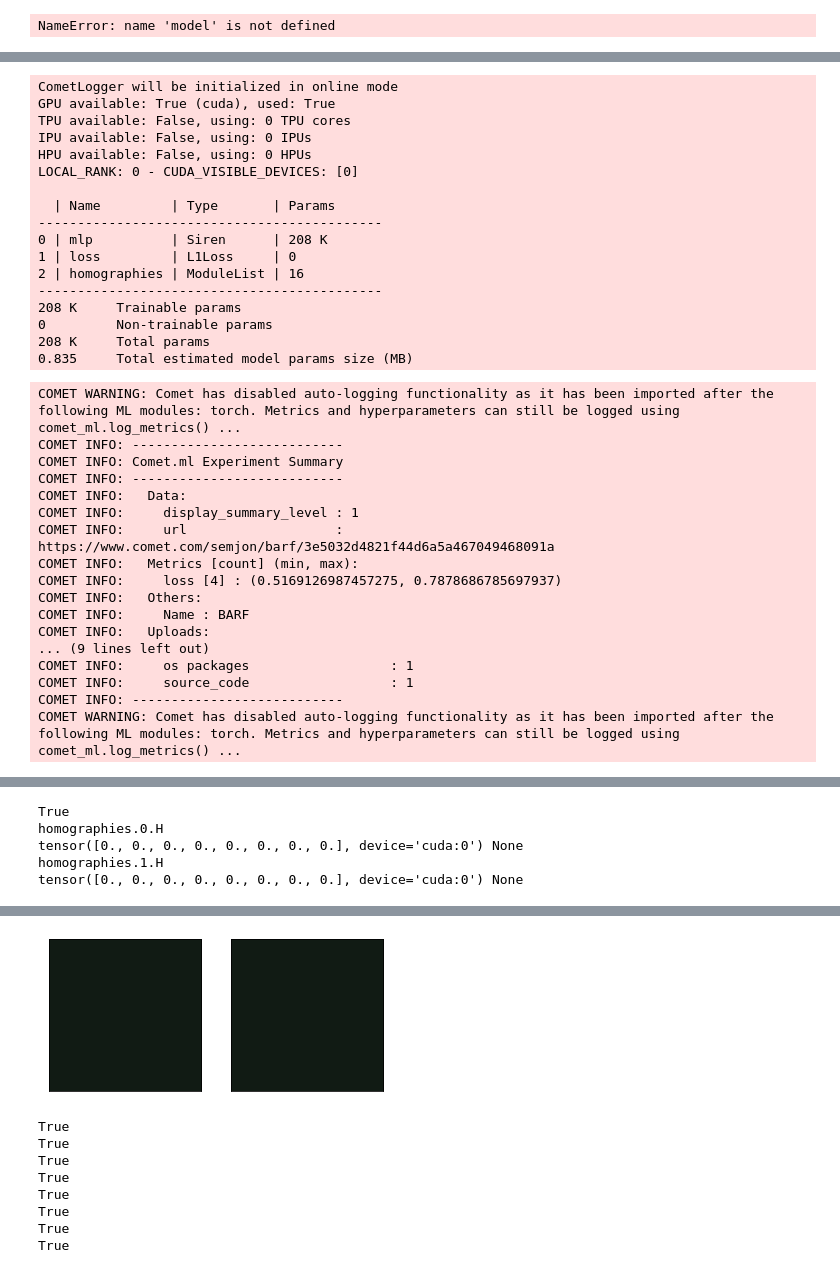
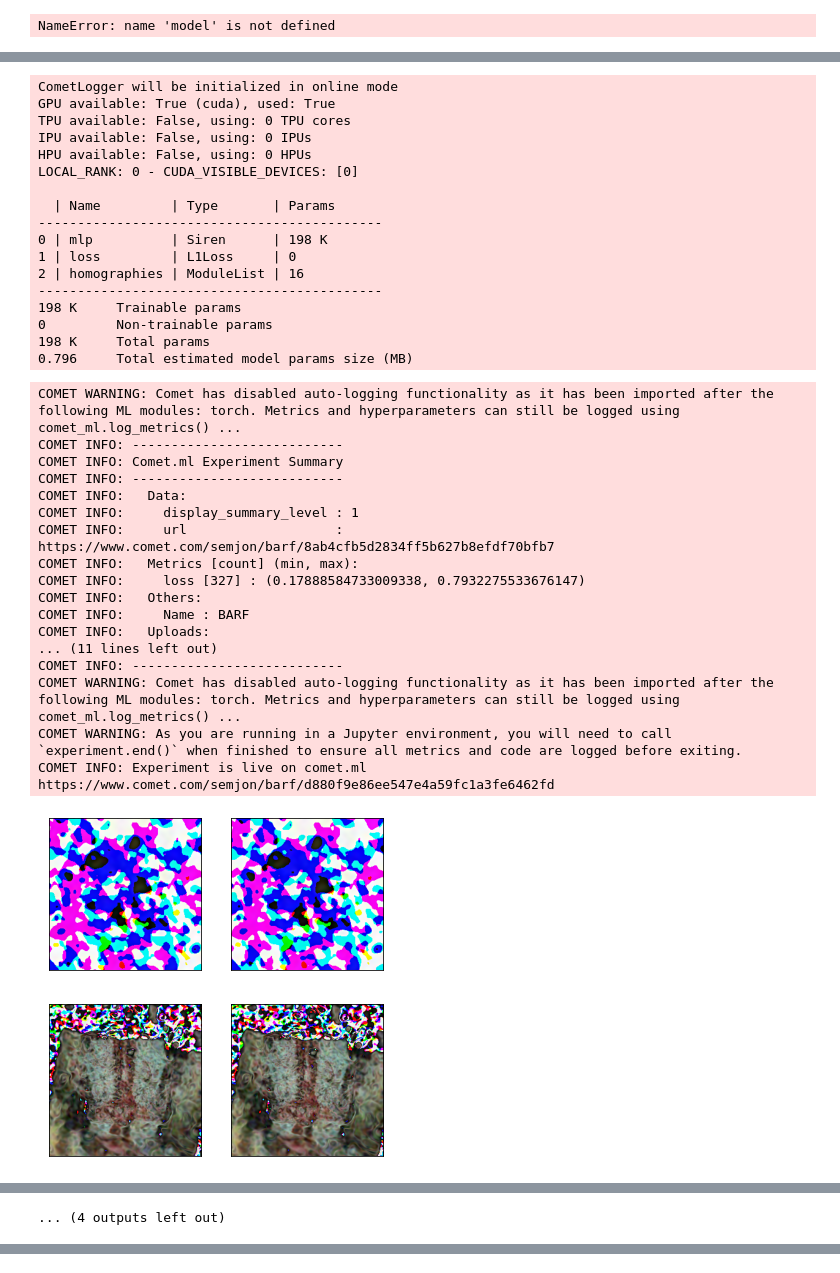
Before and after one commit to SimonMatern/barf, a Jupyter notebook: barf.ipynb, the cells around one changed output, grey strips where cells are left out. Drawn from its saved outputs; the diff is of its cells as text; code cells hidden in the pictures.

Commit message:
H gets gradient updates

```diff
--- a/barf.ipynb
+++ b/barf.ipynb
@@ -154,7 +154,7 @@ class Siren(nn.Module):
         self.net = nn.Sequential(*self.net)
 
     def forward(self, coords):
-        coords = coords.clone().detach().requires_grad_(True) # allows to take derivative w.r.t. input
+        #coords = coords.clone().detach().requires_grad_(True) # allows to take derivative w.r.t. input
         output = self.net(coords)
         return output, coords
 
@@ -442,14 +442,14 @@ class BARF_PL(pl.LightningModule):
 
 
     def forward(self, x):
-        x = x.clone().detach().requires_grad_(True)
+        #x = x.clone().requires_grad_(True)
         if self.pos_enc:
             x = self.positional_encoding(x)
 
         return self.mlp(x)[0]
 
     def configure_optimizers(self):
-        optimizer = torch.optim.Adam(self.parameters(), lr=1e-4)
+        optimizer = torch.optim.Adam(self.parameters(), lr=1e-3)
         lr_scheduler = torch.optim.lr_scheduler.StepLR(optimizer, step_size=1000)
         return [optimizer], [lr_scheduler]
 
@@ -488,7 +488,6 @@ class BARF_PL(pl.LightningModule):
 
 
         x,y = batch[0]
-        x = x.clone().detach().requires_grad_(True)
 
         x_euc = x/x[:,2:]
         y_hat = self(x_euc[:,:2])
@@ -497,8 +496,6 @@ class BARF_PL(pl.LightningModule):
         for i in range(1,len(self.imgs)):
 
             (x,y), H = batch[i], self.homographies[i]
-            x = x.clone().detach().requires_grad_(True)
-            print(H.H.is_leaf)
             x_hom = (H(x.T)).T
             x_euc = x_hom/x_hom[:,2:]
             y_hat = self(x_euc[:,:2])
@@ -542,16 +539,16 @@ class BARF_PL(pl.LightningModule):
             show(results)
             plt.show()
 
-    def on_after_backward(self):
-        # example to inspect gradient information in tensorboard
-        if self.trainer.global_step % 25 == 0:  # don't make the tf file huge
-            params = self.state_dict()
-            for k, v in params.items():
-                grads = v
-                name = k
-                if name.startswith("homographies"):
-                    print(name)
-                    print(grads, v.grad)
+#    def on_after_backward(self):
+#        # example to inspect gradient information in tensorboard
+#        if self.trainer.global_step % 25 == 0:  # don't make the tf file huge
+#            params = self.state_dict()
+#            for k, v in params.items():
+#                grads = v
+#                name = k
+#                if name.startswith("homographies"):
+#                    print(name)
+#                    print(grads, v.grad)
 
                 #self.logger.log_histogram(tag="grads", values=grads, global_step=self.trainer.global_step)
 # %%
@@ -599,42 +596,44 @@ comet_logger = CometLogger(
 img = img_center
 imgs = [img_center, img_hom]
 
-model = BARF_PL(img, imgs,coords_ref, pos_enc=True).cuda()
+model = BARF_PL(img, imgs,coords_ref, pos_enc=False).cuda()
 trainer = pl.Trainer(accelerator="gpu", logger=comet_logger,log_every_n_steps=1, max_epochs=3000)
 trainer.fit(model)
 model.out.release()
 # %% [output]
 CometLogger will be initialized in online mode
 GPU available: True (cuda), used: True
 TPU available: False, using: 0 TPU cores
 IPU available: False, using: 0 IPUs
 HPU available: False, using: 0 HPUs
 LOCAL_RANK: 0 - CUDA_VISIBLE_DEVICES: [0]
 
   | Name         | Type       | Params
 --------------------------------------------
-0 | mlp          | Siren      | 208 K
+0 | mlp          | Siren      | 198 K
 1 | loss         | L1Loss     | 0
 2 | homographies | ModuleList | 16
 --------------------------------------------
-208 K     Trainable params
+198 K     Trainable params
 0         Non-trainable params
-208 K     Total params
-0.835     Total estimated model params size (MB)
+198 K     Total params
+0.796     Total estimated model params size (MB)
 COMET WARNING: Comet has disabled auto-logging functionality as it has been imported after the following ML modules: torch. Metrics and hyperparameters can still be logged using comet_ml.log_metrics() ...
 COMET INFO: ---------------------------
 COMET INFO: Comet.ml Experiment Summary
 COMET INFO: ---------------------------
 COMET INFO:   Data:
 COMET INFO:     display_summary_level : 1
-COMET INFO:     url                   : https://www.comet.com/semjon/barf/3e5032d4821f44d6a5a467049468091a
+COMET INFO:     url                   : https://www.comet.com/semjon/barf/8ab4cfb5d2834ff5b627b8efdf70bfb7
 COMET INFO:   Metrics [count] (min, max):
-COMET INFO:     loss [4] : (0.5169126987457275, 0.7878686785697937)
+COMET INFO:     loss [327] : (0.17888584733009338, 0.7932275533676147)
 COMET INFO:   Others:
 COMET INFO:     Name : BARF
 COMET INFO:   Uploads:
-... (9 lines left out)
-COMET INFO:     os packages                  : 1
-COMET INFO:     source_code                  : 1
+... (11 lines left out)
 COMET INFO: ---------------------------
 COMET WARNING: Comet has disabled auto-logging functionality as it has been imported after the following ML modules: torch. Metrics and hyperparameters can still be logged using comet_ml.log_metrics() ...
+COMET WARNING: As you are running in a Jupyter environment, you will need to call `experiment.end()` when finished to ensure all metrics and code are logged before exiting.
+COMET INFO: Experiment is live on comet.ml https://www.comet.com/semjon/barf/d880f9e86ee547e4a59fc1a3fe6462fd
+[figure, new version]
+[figure, added]
@@ -641,5 +648 @@ COMET WARNING: Comet has disabled auto-logging functionality as it has been impo
-True
-homographies.0.H
-tensor([0., 0., 0., 0., 0., 0., 0., 0.], device='cuda:0') None
-homographies.1.H
-tensor([0., 0., 0., 0., 0., 0., 0., 0.], device='cuda:0') None
+... (4 outputs left out)
@@ -648,9 +648,0 @@ COMET INFO: Experiment is live on comet.ml https://www.comet.com/semjon/barf/e9e
-[figure, old version]
-True
-True
-True
-True
-True
-True
-True
-True
```
Also changed, not shown: parts of 6 cells of this notebook.
